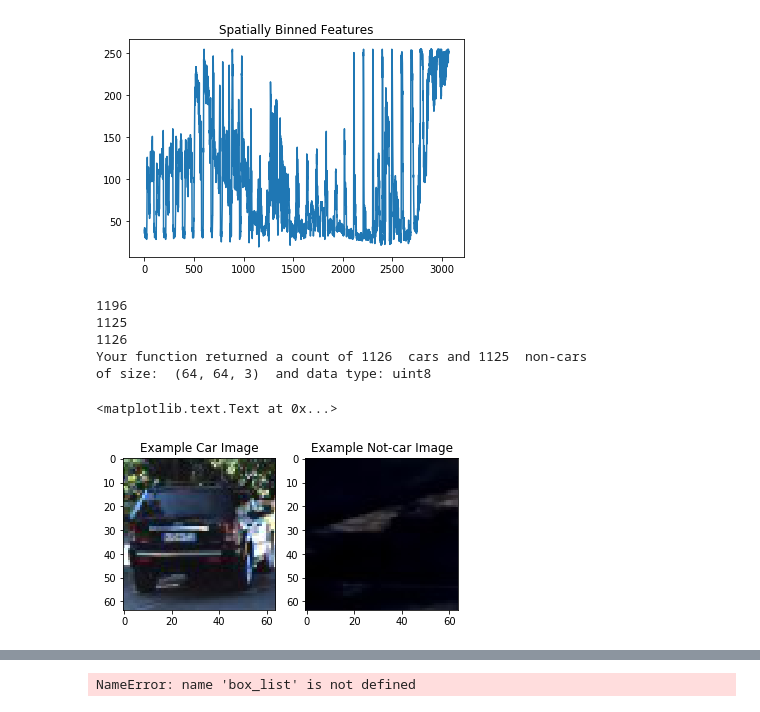
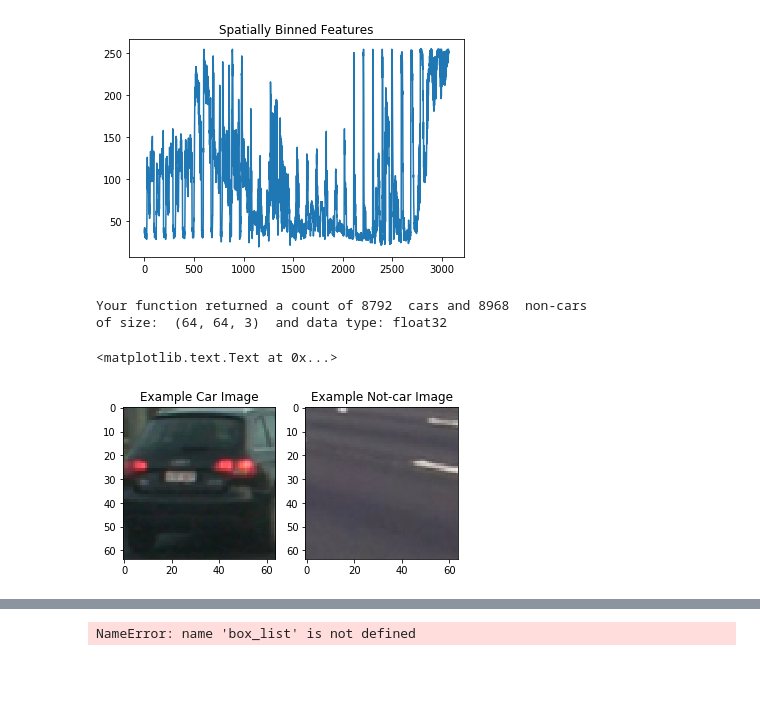
Before and after one commit to dimonge/CarND-Vehicle-Detection, a Jupyter notebook: CarND-Vehicle-Detection.ipynb, the cells around one changed output, grey strips where cells are left out. Cells and saved outputs as stored; diff of their text form; code cells hidden in the pictures; blank space fills up the shorter version.

Commit message:
implementing the vehicle detection algorithm

```diff
--- a/CarND-Vehicle-Detection.ipynb
+++ b/CarND-Vehicle-Detection.ipynb
@@ -141,11 +138,8 @@ plt.title('Spatially Binned Features')
 # Get some characteristics of the image dataset
 import glob
 
-cars = glob.glob('./test_images/vehicles_smallset/**/*.jpeg')
-notcars = glob.glob('./test_images/non-vehicles_smallset/**/*.jpeg')
-print(len(cars))
-print(len(notcars))
-cars = cars[0:1126]
+cars = glob.glob('./test_images/vehicles/**/*.png')
+notcars = glob.glob('./test_images/non-vehicles/**/*.png')
 
 def data_look(cars_list, notcars_list):
     dataset = {}
@@ -159,40 +153,36 @@ def data_look(cars_list, notcars_list):
     dataset["data_type"] = image.dtype
 
     return dataset
-print(len(cars))
 
 data_info = data_look(cars, notcars)
 
 print('Your function returned a count of',
       data_info["n_cars"], ' cars and',
       data_info["n_notcars"], ' non-cars')
 print('of size: ',data_info["image_shape"], ' and data type:',
       data_info["data_type"])
 # Just for fun choose random car / not-car indices and plot example images
 car_ind = np.random.randint(0, len(cars))
 notcar_ind = np.random.randint(0, len(notcars))
 
 # Read in car / not-car images
 car_image = mpimg.imread(cars[car_ind])
 notcar_image = mpimg.imread(notcars[notcar_ind])
 
 
 # Plot the examples
 fig = plt.figure()
 plt.subplot(121)
 plt.imshow(car_image)
 plt.title('Example Car Image')
 plt.subplot(122)
 plt.imshow(notcar_image)
 plt.title('Example Not-car Image')
 # %% [output]
-1196
-1125
-1126
-Your function returned a count of 1126  cars and 1125  non-cars
-of size:  (64, 64, 3)  and data type: uint8
+Your function returned a count of 8792  cars and 8968  non-cars
+of size:  (64, 64, 3)  and data type: float32
 <matplotlib.text.Text at 0x...>
-[figure, old version]
+[figure, new version]
 # %%
 # Histogram of Oriented Gradient
 
```
Also changed, not shown: parts of 21 cells of this notebook, 1 other file.
